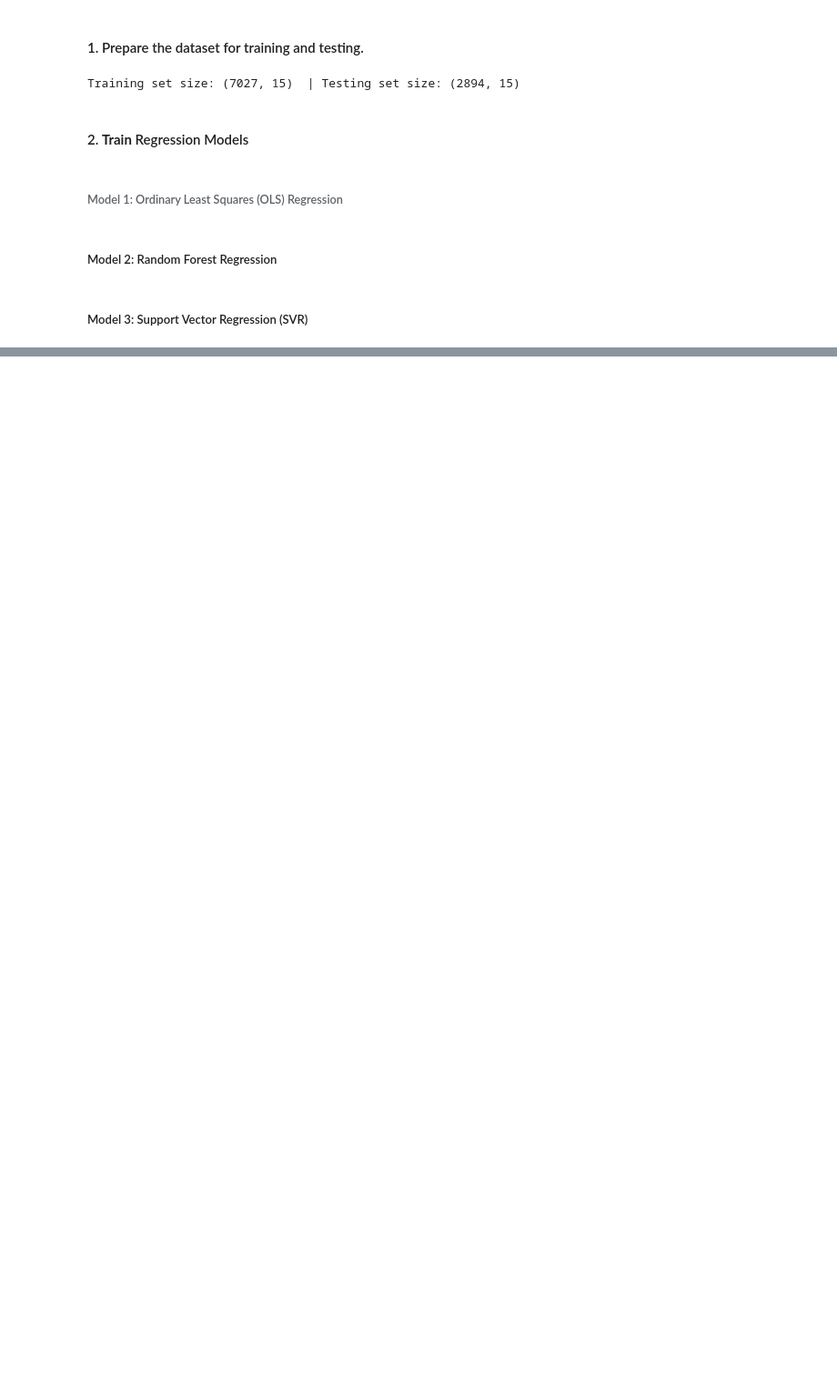
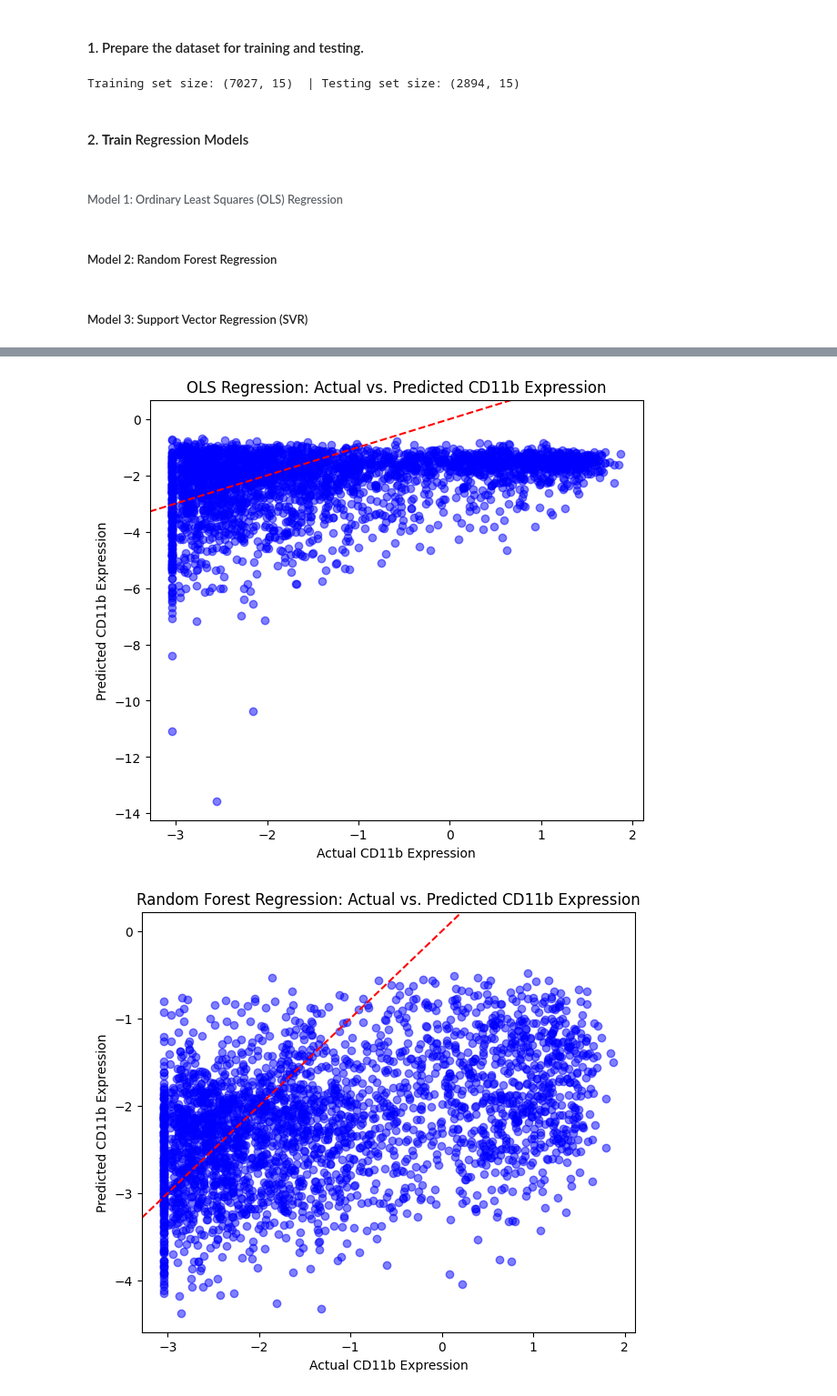
Before and after one commit to NigarRahimli/Branches, a Jupyter notebook: DataMining2024_assignment_2.ipynb, the cells around one changed output, grey strips where cells are left out. Shown at 91% size. Saved outputs shown, nothing was run; the diff lists cells and outputs as text; code cells hidden in the pictures; blank space fills up the shorter version.

```diff
--- a/DataMining2024_assignment_2.ipynb
+++ b/DataMining2024_assignment_2.ipynb
@@ -682,13 +682,15 @@ y_pred_rf = rf_model.predict(X_test)
 ##### Model 3: Support Vector Regression (SVR)
 # %%
 from sklearn.svm import SVR
+from sklearn.preprocessing import StandardScaler
 
-# Train Support Vector Regression model
+scaler = StandardScaler()
+X_train_scaled = scaler.fit_transform(X_train)
+X_test_scaled = scaler.transform(X_test)
+
 svr_model = SVR(kernel="rbf")
-svr_model.fit(X_train, y_train)
-
-# Predict on test data
-y_pred_svr = svr_model.predict(X_test)
+svr_model.fit(X_train_scaled, y_train)
+y_pred_svr = svr_model.predict(X_test_scaled)
 # %% [markdown]
 #### 3. Evaluate Model Performance
 We calculate RMSE, Pearson correlation, Spearman correlation, and R² Score for each model.
@@ -743 +747,19 @@ evaluate_model(y_test, y_pred_svr, "Support Vector Regression (SVR)")
 -------------------------------------------------
+# %%
+import matplotlib.pyplot as plt
+
+def plot_predictions(y_true, y_pred, model_name):
+    plt.figure(figsize=(7, 6))
+    plt.scatter(y_true, y_pred, alpha=0.5, color="blue")
+    plt.xlabel("Actual CD11b Expression")
+    plt.ylabel("Predicted CD11b Expression")
+    plt.title(f"{model_name}: Actual vs. Predicted CD11b Expression")
+    plt.axline((0, 0), slope=1, color="red", linestyle="--")  # Ideal line
+    plt.show()
+
+plot_predictions(y_test, y_pred_ols, "OLS Regression")
+plot_predictions(y_test, y_pred_rf, "Random Forest Regression")
+plot_predictions(y_test, y_pred_svr, "Support Vector Regression")
+# %% [output]
+[figure, added]
+[figure, added]
```
Also changed, not shown: parts of 3 cells of this notebook.
